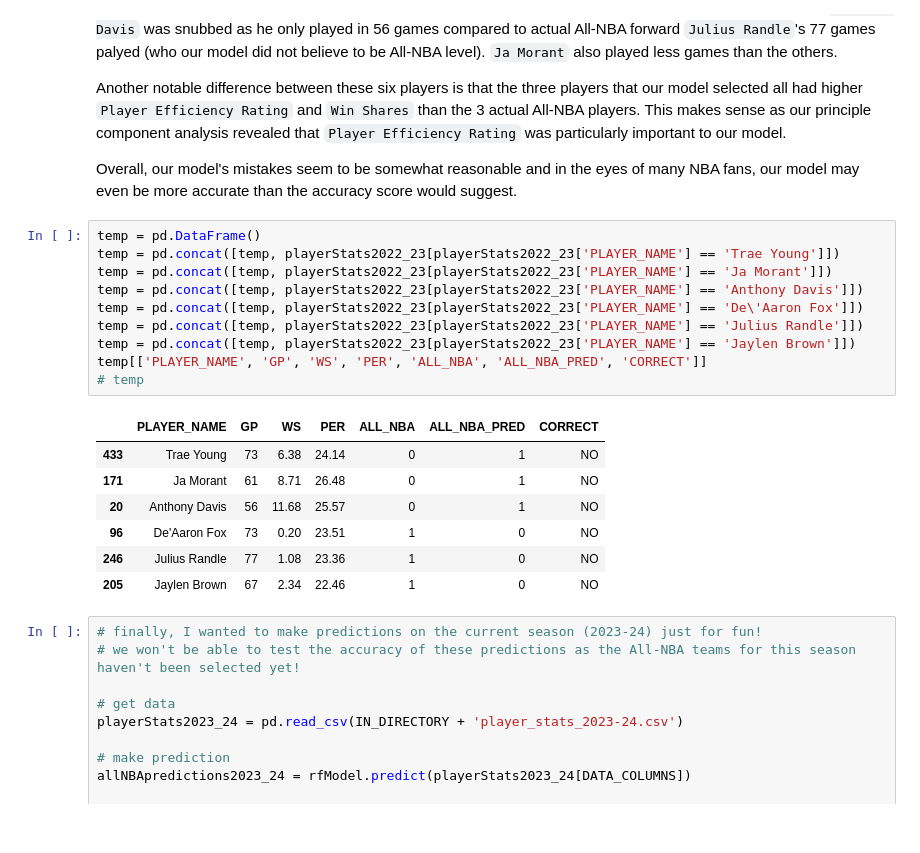
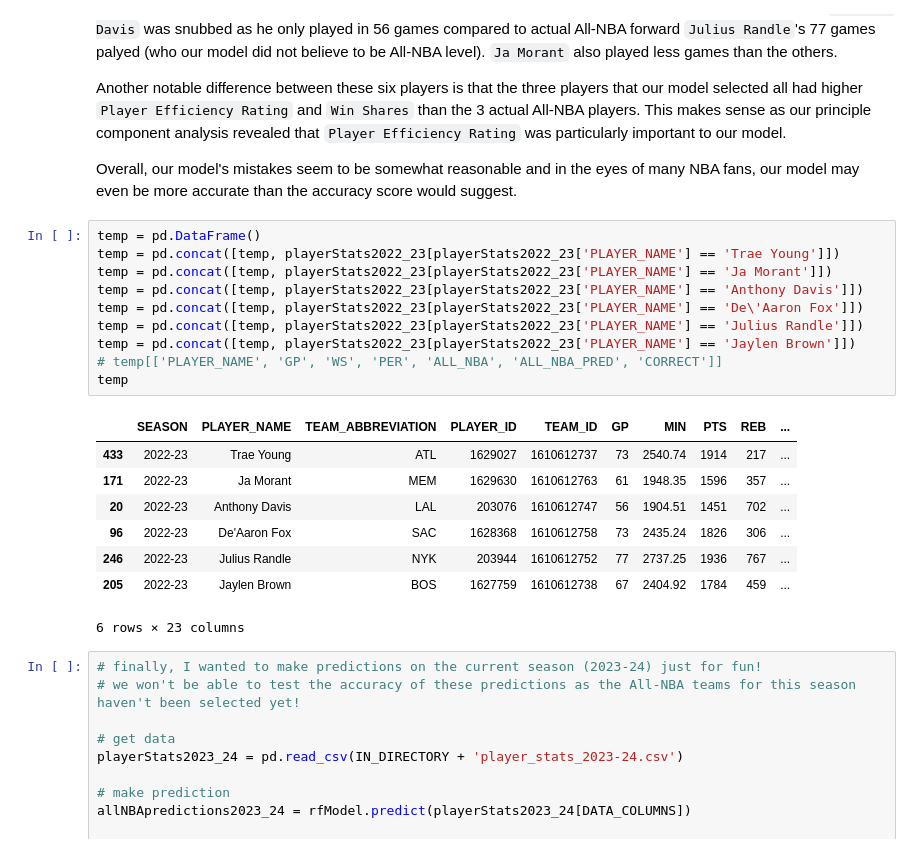
Before and after one commit to MikaelKaas/All-NBA_Award_Predictions, a Jupyter notebook: 6-make_predictions.ipynb, the cells around one changed output. Drawn from its saved outputs; the diff is of its cells as text.

```diff
--- a/6-make_predictions.ipynb
+++ b/6-make_predictions.ipynb
@@ -228,21 +228,22 @@ Overall, our model's mistakes seem to be somewhat reasonable and in the eyes of
 # %%
 temp = pd.DataFrame()
 temp = pd.concat([temp, playerStats2022_23[playerStats2022_23['PLAYER_NAME'] == 'Trae Young']])
 temp = pd.concat([temp, playerStats2022_23[playerStats2022_23['PLAYER_NAME'] == 'Ja Morant']])
 temp = pd.concat([temp, playerStats2022_23[playerStats2022_23['PLAYER_NAME'] == 'Anthony Davis']])
 temp = pd.concat([temp, playerStats2022_23[playerStats2022_23['PLAYER_NAME'] == 'De\'Aaron Fox']])
 temp = pd.concat([temp, playerStats2022_23[playerStats2022_23['PLAYER_NAME'] == 'Julius Randle']])
 temp = pd.concat([temp, playerStats2022_23[playerStats2022_23['PLAYER_NAME'] == 'Jaylen Brown']])
-temp[['PLAYER_NAME', 'GP', 'WS', 'PER', 'ALL_NBA', 'ALL_NBA_PRED', 'CORRECT']]
-# temp
+# temp[['PLAYER_NAME', 'GP', 'WS', 'PER', 'ALL_NBA', 'ALL_NBA_PRED', 'CORRECT']]
+temp
 # %% [output]
-|  | PLAYER_NAME | GP | WS | PER | ALL_NBA | ALL_NBA_PRED | CORRECT |
-| 433 | Trae Young | 73 | 6.38 | 24.14 | 0 | 1 | NO |
-| 171 | Ja Morant | 61 | 8.71 | 26.48 | 0 | 1 | NO |
-| 20 | Anthony Davis | 56 | 11.68 | 25.57 | 0 | 1 | NO |
-| 96 | De'Aaron Fox | 73 | 0.20 | 23.51 | 1 | 0 | NO |
-| 246 | Julius Randle | 77 | 1.08 | 23.36 | 1 | 0 | NO |
-| 205 | Jaylen Brown | 67 | 2.34 | 22.46 | 1 | 0 | NO |
+|  | SEASON | PLAYER_NAME | TEAM_ABBREVIATION | PLAYER_ID | TEAM_ID | GP | MIN | PTS | REB | ... |
+| 433 | 2022-23 | Trae Young | ATL | 1629027 | 1610612737 | 73 | 2540.74 | 1914 | 217 | ... |
+| 171 | 2022-23 | Ja Morant | MEM | 1629630 | 1610612763 | 61 | 1948.35 | 1596 | 357 | ... |
+| 20 | 2022-23 | Anthony Davis | LAL | 203076 | 1610612747 | 56 | 1904.51 | 1451 | 702 | ... |
+| 96 | 2022-23 | De'Aaron Fox | SAC | 1628368 | 1610612758 | 73 | 2435.24 | 1826 | 306 | ... |
+| 246 | 2022-23 | Julius Randle | NYK | 203944 | 1610612752 | 77 | 2737.25 | 1936 | 767 | ... |
+| 205 | 2022-23 | Jaylen Brown | BOS | 1627759 | 1610612738 | 67 | 2404.92 | 1784 | 459 | ... |
+6 rows × 23 columns
 # %%
 # finally, I wanted to make predictions on the current season (2023-24) just for fun!
 # we won't be able to test the accuracy of these predictions as the All-NBA teams for this season haven't been selected yet!
```
Also changed, not shown: parts of 4 cells of this notebook.
